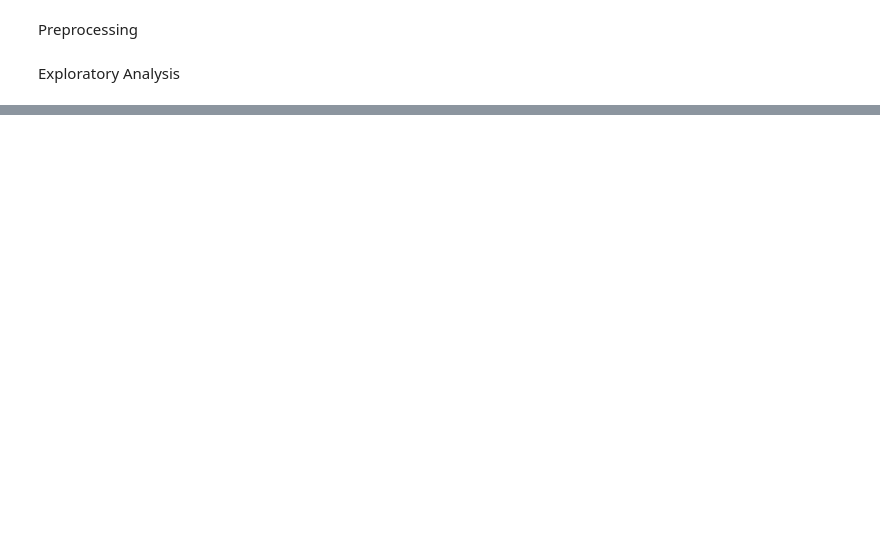
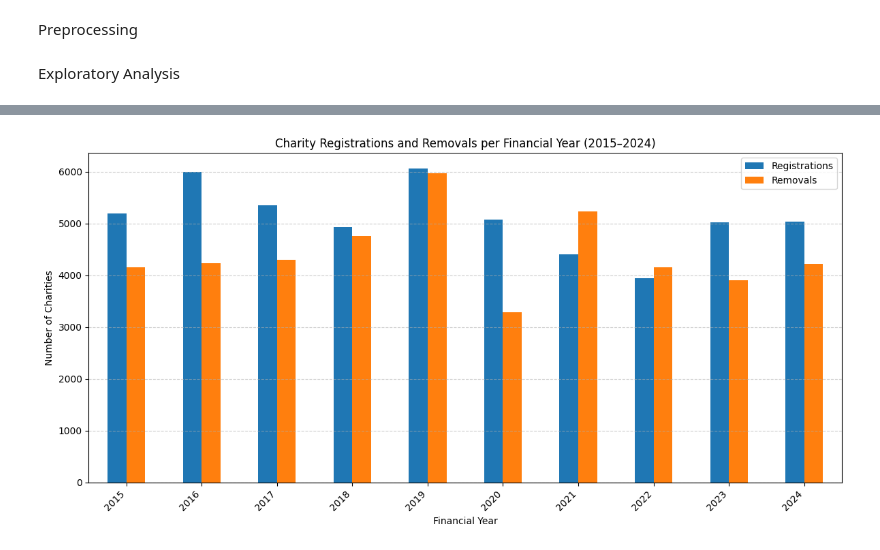
Before and after one commit to crystalyu917/The-Impact-of-Local-Council-Asset-Sales-on-Charity-Survival-in-England, a Jupyter notebook: src/analysis/charity.ipynb, the cells around one changed output, grey strips where cells are left out. Saved outputs shown, nothing was run; the diff lists cells and outputs as text; code cells hidden in the pictures; blank space fills up the shorter version.

```diff
--- a/src/analysis/charity.ipynb
+++ b/src/analysis/charity.ipynb
@@ -110,40 +112,44 @@ plt.show()
 # %%
-import pandas as pd
-import matplotlib.pyplot as plt
+'''
+Plot registrations and removals per month
+This will show the number of registrations and removals each month from 2015 to 2024.
+'''
 
-# --- Filter FY range ---
+# Filter Financial Year range
 fy_min, fy_max = 2015, 2024
 
 # Count registrations per FY
 reg_counts = (
     dataset.dropna(subset=['registration_fy'])
     .groupby('registration_fy')
     .size()
     .rename('Registrations')
 )
 
-# Count removals per FY
+# Count removals per Financial Year
 rem_counts = (
     dataset.dropna(subset=['removal_fy'])
     .groupby('removal_fy')
     .size()
     .rename('Removals')
 )
 
 # Combine into one DataFrame
 fy_df = pd.concat([reg_counts, rem_counts], axis=1).fillna(0).astype(int)
 
 # Restrict to 2015–2024 FYs
 fy_df = fy_df.loc[(fy_df.index >= fy_min) & (fy_df.index <= fy_max)]
 
 # Plot grouped bar chart
 fy_df.plot(kind='bar', figsize=(12, 6), color=['#1f77b4', '#ff7f0e'])
 plt.title('Charity Registrations and Removals per Financial Year (2015–2024)')
 plt.xlabel('Financial Year')
 plt.ylabel('Number of Charities')
 plt.xticks(rotation=45, ha='right')
 plt.grid(axis='y', linestyle='--', alpha=0.6)
 plt.legend(title='')
 plt.tight_layout()
 plt.show()
+# %% [output]
+[figure, added]
 # %%
```
Also changed, not shown: parts of 8 cells of this notebook.
